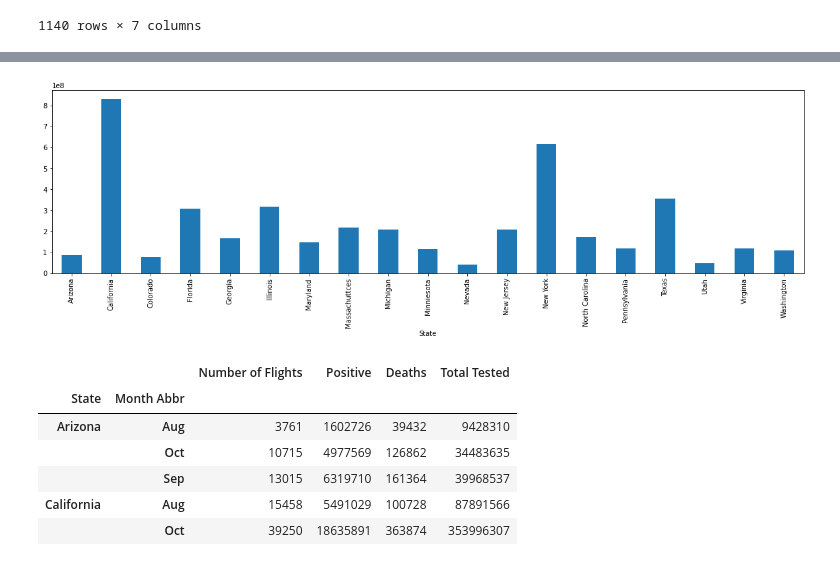
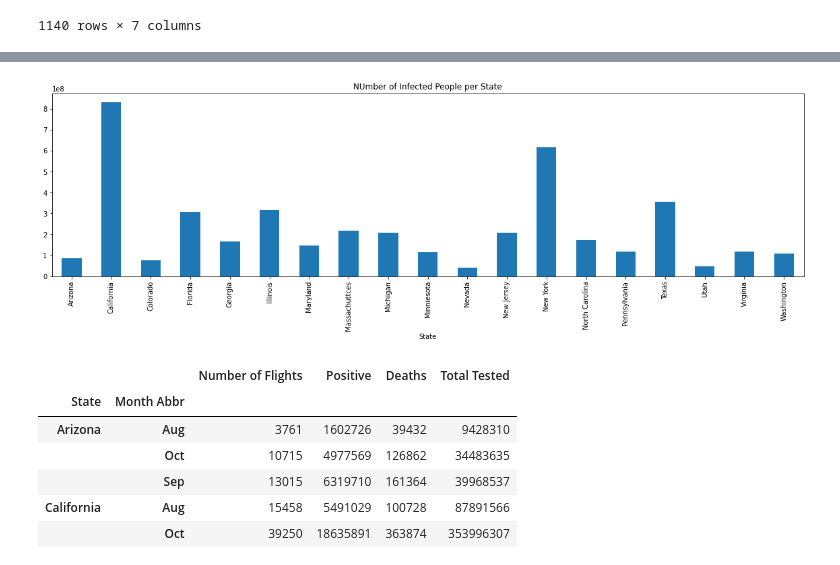
Before and after one commit to MersedehSP/Covid_Analyzer, a Jupyter notebook: graph_msp - Copy.ipynb, the cells around one changed output, grey strips where cells are left out. Drawn from its saved outputs; the diff is of its cells as text; code cells hidden in the pictures.

Commit message:
replotted graphs

```diff
--- a/graph_msp - Copy.ipynb
+++ b/graph_msp - Copy.ipynb
@@ -40,12 +42,13 @@ Text(0, 0.5, 'Counts')
 # %%
 #total number of infected people per state in a year
 state_gb = corrected_data_df.groupby(["State"])
 state_count = state_gb.sum()["Total Tested"]
 state_count.head(12)
 count_chart = state_count.plot(kind = "bar", figsize= (20,5))
+plt.title("NUmber of Infected People per State")
 plt.show()
 # %% [output]
-[figure, old version]
+[figure, new version]
 # %%
 infected_groups = corrected_data_df.groupby(["State", "Month Abbr"])
 sum_it_up = infected_groups.sum()
```
Also changed, not shown: parts of 8 cells of this notebook.
